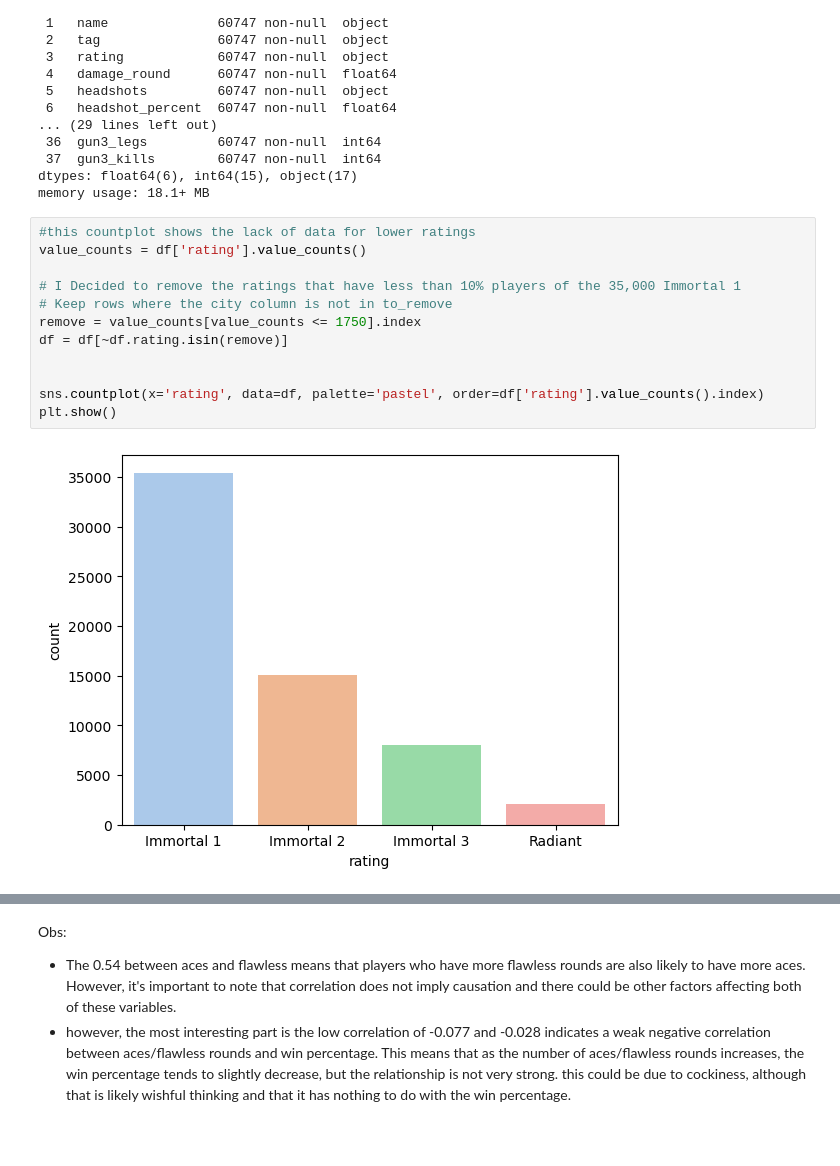
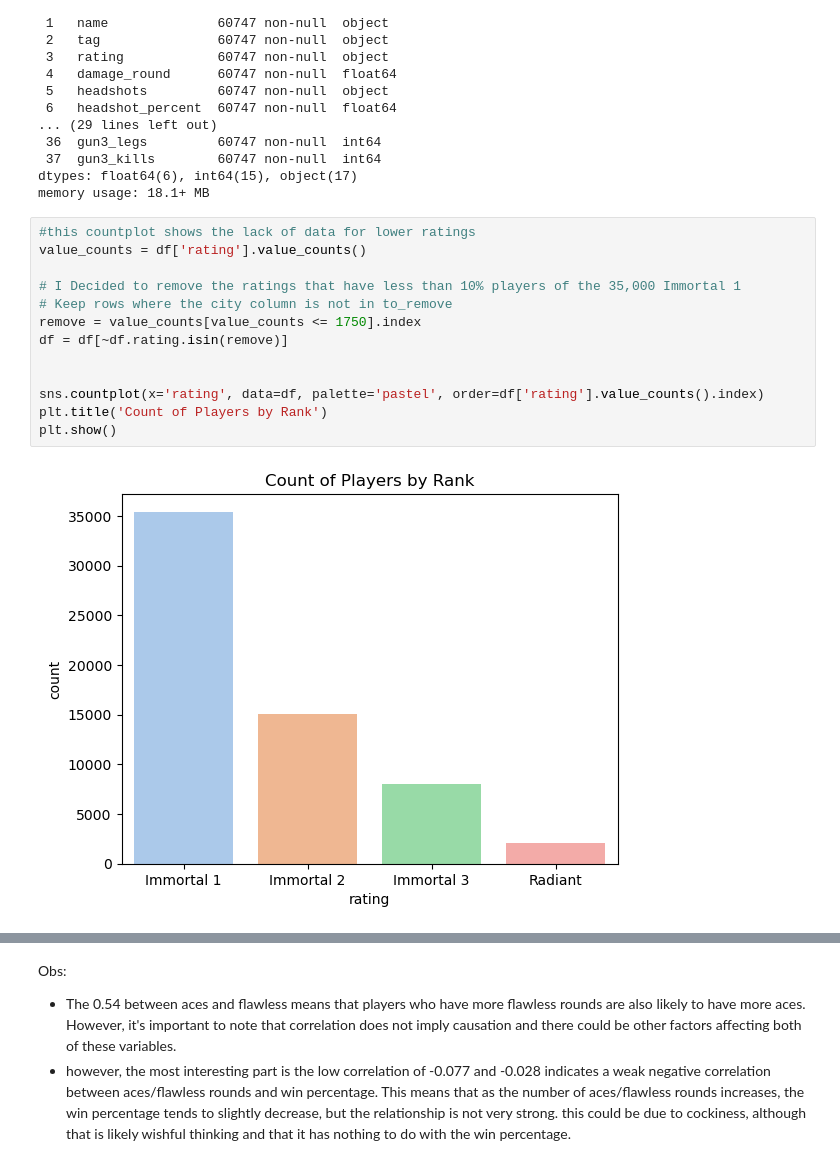
Before and after one commit to ubco-W2022T2-data301/project-group-group64, a Jupyter notebook: analysis/Karam_H.ipynb, the cells around one changed output, grey strips where cells are left out. Cells and saved outputs as stored; diff of their text form; blank space fills up the shorter version.

```diff
--- a/analysis/Karam_H.ipynb
+++ b/analysis/Karam_H.ipynb
@@ -128,17 +129,18 @@ memory usage: 18.1+ MB
 # %%
 #this countplot shows the lack of data for lower ratings
 value_counts = df['rating'].value_counts()
 
 # I Decided to remove the ratings that have less than 10% players of the 35,000 Immortal 1
 # Keep rows where the city column is not in to_remove
 remove = value_counts[value_counts <= 1750].index
 df = df[~df.rating.isin(remove)]
 
 
 sns.countplot(x='rating', data=df, palette='pastel', order=df['rating'].value_counts().index)
+plt.title('Count of Players by Rank')
 plt.show()
 # %% [output]
-[figure, old version]
+[figure, new version]
 # %%
 # select the columns of interest
 cols = ['flawless', 'aces', 'win_percent']
```
Also changed, not shown: parts of 6 cells of this notebook.
